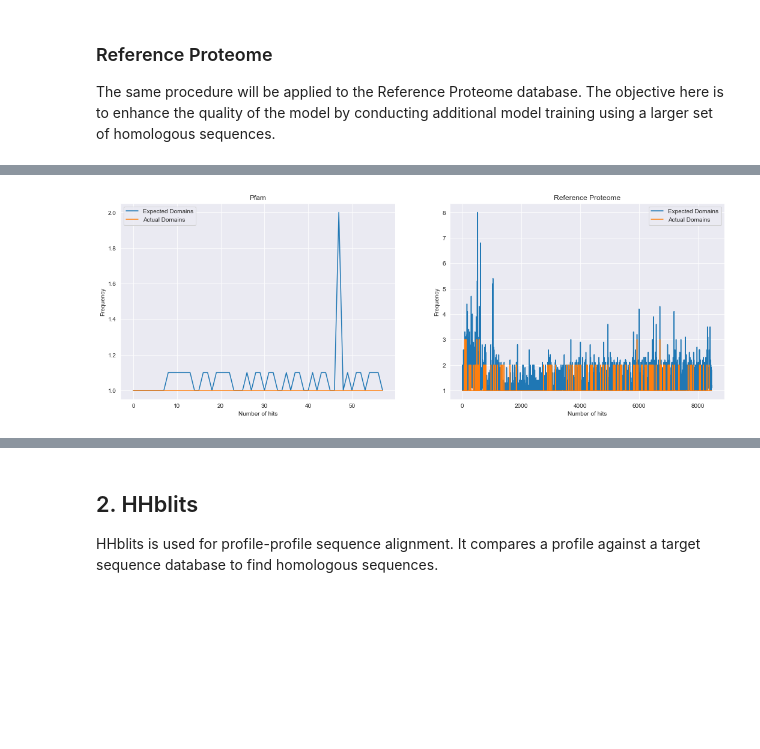
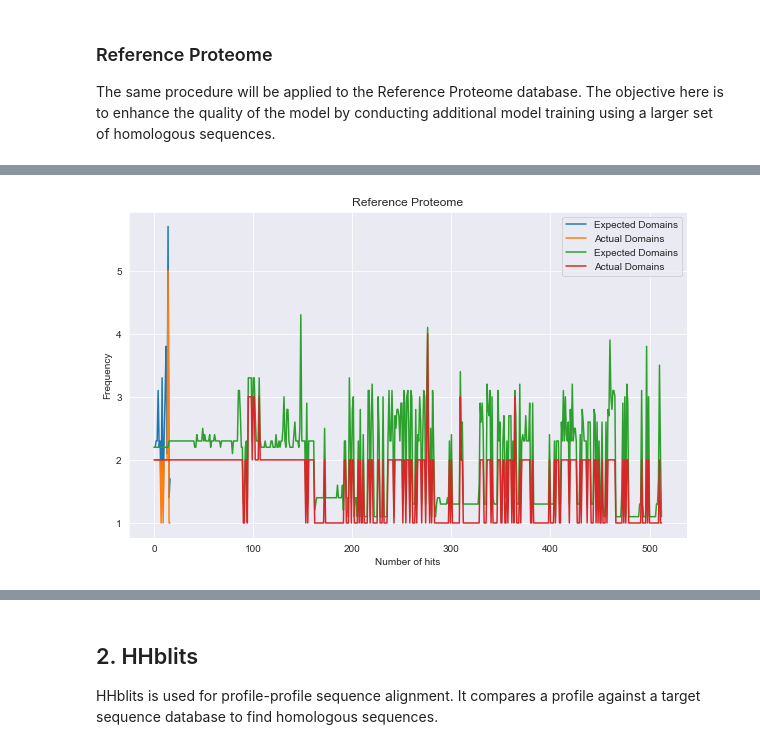
Before and after one commit to AlyaHarvelle/HMMER, a Jupyter notebook: HMM.ipynb, the cells around one changed output, grey strips where cells are left out. Cells and saved outputs as stored; diff of their text form; code cells hidden in the pictures; blank space fills up the shorter version.

```diff
--- a/HMM.ipynb
+++ b/HMM.ipynb
@@ -147,0 +145,3 @@ The total number of Reference Proteome hits: 801, the number of unique sequences
+# %%
+stats_rp_15 = process_hmmsearch_file(f"{local_path}results/disordered/hmmsearch/hmmsearch_rp_15_{q_id}.txt")
+stats_rp_15
@@ -147,0 +167,3 @@ The total number of Reference Proteome hits: 801, the number of unique sequences
+# %%
+stats_rp_75 = process_hmmsearch_file(f"{local_path}results/disordered/hmmsearch/hmmsearch_rp_75_{q_id}.txt")
+stats_rp_75
@@ -148,25 +185,19 @@ The total number of Reference Proteome hits: 801, the number of unique sequences
 # %%
-fig, (ax1, ax2) = plt.subplots(1, 2, figsize=(18, 6))
+figure(figsize=(10, 6))
 
-ax1.plot(stats_pfam['exp'].astype(float), label='Expected Domains')
-ax1.plot(stats_pfam['N'].astype(float), label='Actual Domains')
+plt.plot(stats_rp_15['exp'].astype(float), label='Expected Domains')
+plt.plot(stats_rp_15['N'].astype(float), label='Actual Domains')
+plt.plot(stats_rp_75['exp'].astype(float), label='Expected Domains')
+plt.plot(stats_rp_75['N'].astype(float), label='Actual Domains')
 
-ax2.plot(stats_rp['exp'].astype(float), label='Expected Domains')
-ax2.plot(stats_rp['N'].astype(float), label='Actual Domains')
-
-ax1.set_xlabel('Number of hits')
-ax1.set_ylabel('Frequency')
-ax1.set_title('Pfam')
-ax1.legend()
-
-ax2.set_xlabel('Number of hits')
-ax2.set_ylabel('Frequency')
-ax2.set_title('Reference Proteome')
-ax2.legend()
+plt.xlabel('Number of hits')
+plt.ylabel('Frequency')
+plt.title('Reference Proteome')
+plt.legend()
 
 plt.show()
 # %% [output]
-[figure, old version]
+[figure, new version]
 # %%
 # Retrieve a query sequence
 query_sequence = get_fasta(q_id)
```
Also changed, not shown: parts of 23 cells of this notebook.
